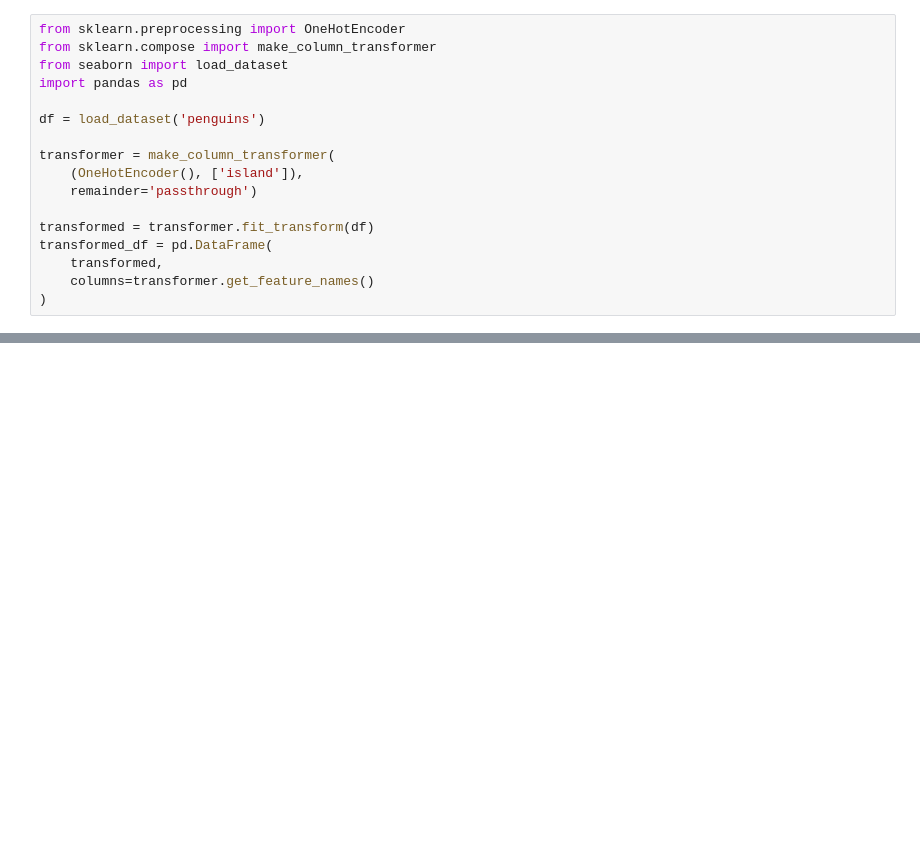
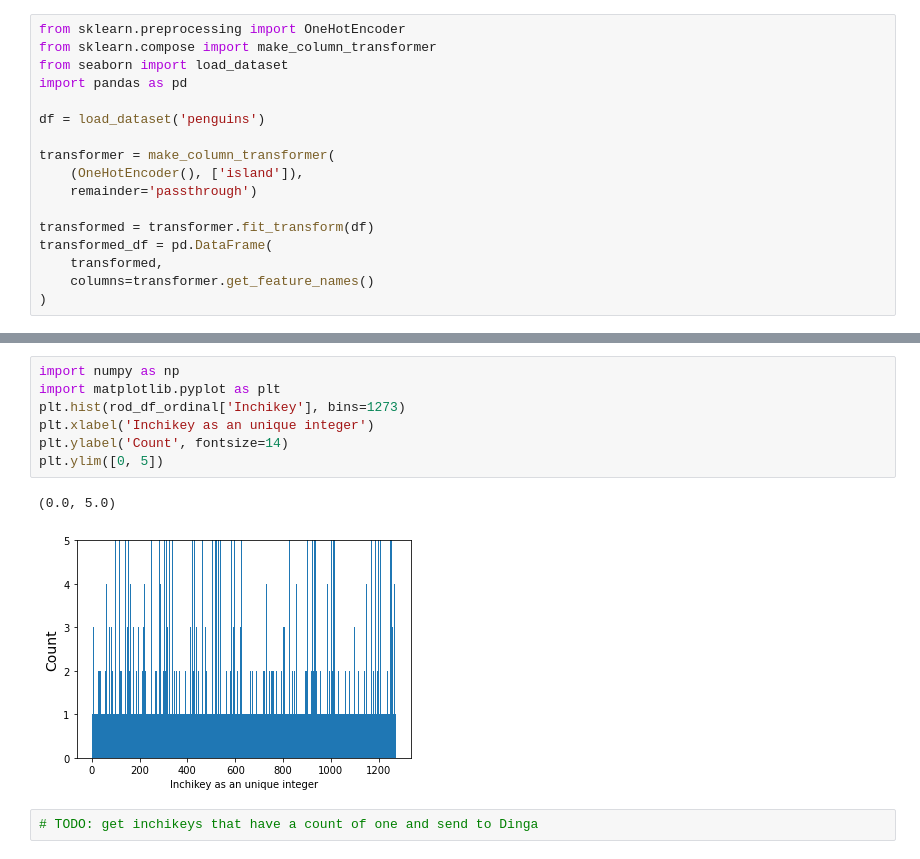
Before and after one commit to tisabe/jraph_MPEU, a Jupyter notebook: other_models/mofs/MOFs rod.ipynb, the cells around one changed output, grey strips where cells are left out. Saved outputs shown, nothing was run; the diff lists cells and outputs as text; blank space fills up the shorter version.

```diff
--- a/other_models/mofs/MOFs rod.ipynb
+++ b/other_models/mofs/MOFs rod.ipynb
@@ -152,0 +192,12 @@ transformed_df = pd.DataFrame(
+# %%
+import numpy as np
+import matplotlib.pyplot as plt
+plt.hist(rod_df_ordinal['Inchikey'], bins=1273)
+plt.xlabel('Inchikey as an unique integer')
+plt.ylabel('Count', fontsize=14)
+plt.ylim([0, 5])
+# %% [output]
+(0.0, 5.0)
+[figure, added]
+# %%
+# TODO: get inchikeys that have a count of one and send to Dinga
```
Also changed, not shown: parts of 5 cells of this notebook, 8 other files.
